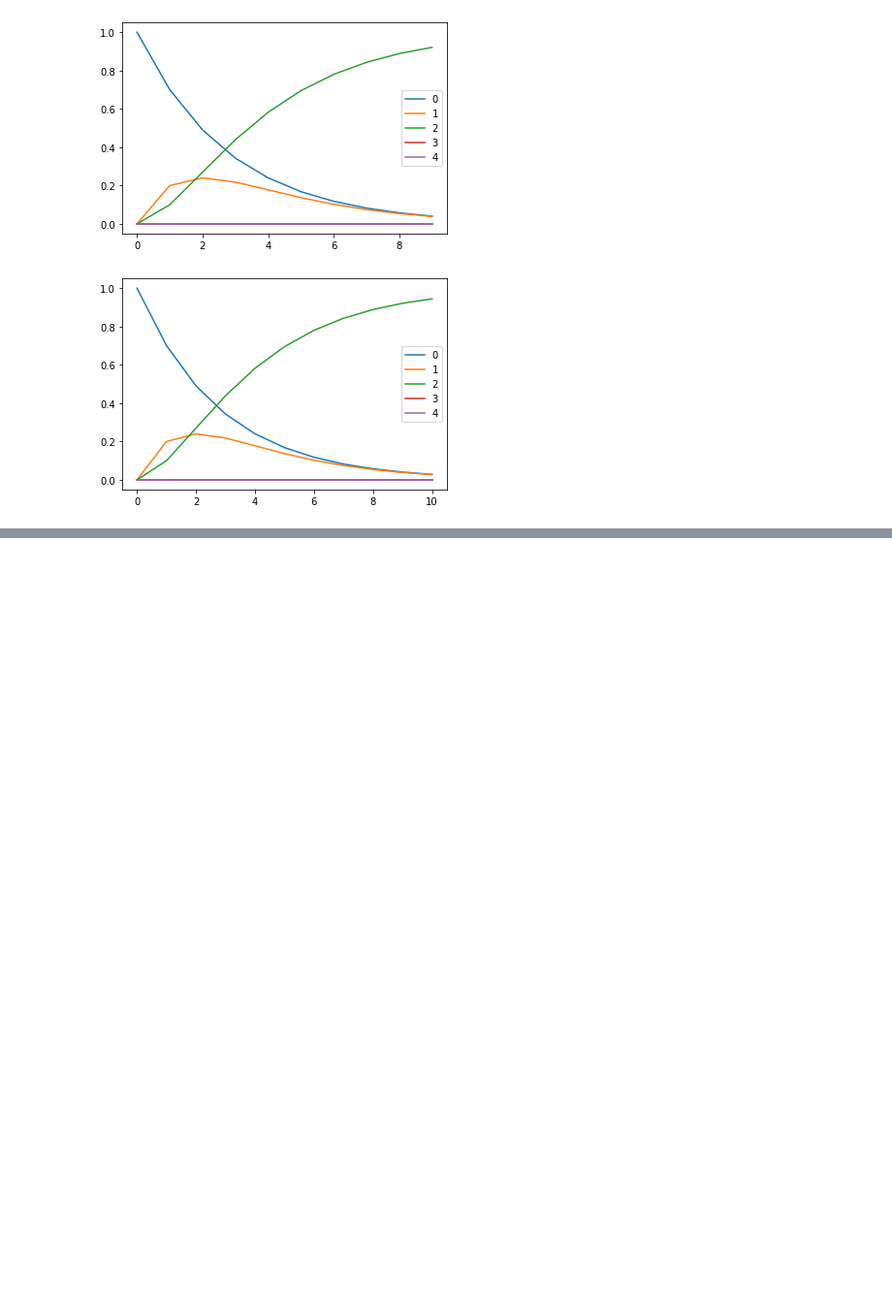
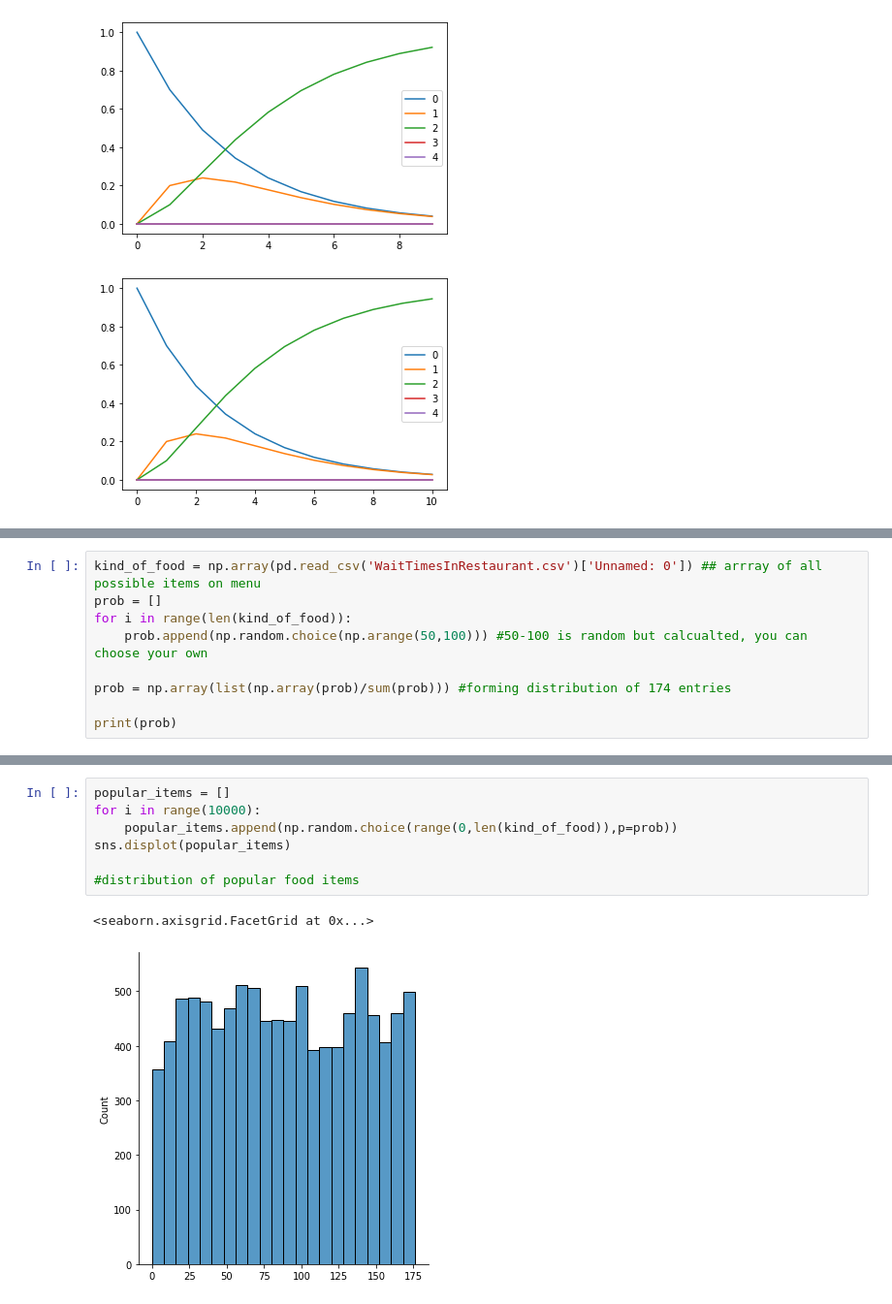
Before and after one commit to 16mnd/Stochastic_Processes, a Jupyter notebook: Sotchastic_Processes.ipynb, the cells around one changed output, grey strips where cells are left out. Shown at 97% size. Drawn from its saved outputs; the diff is of its cells as text; blank space fills up the shorter version.

```diff
--- a/Sotchastic_Processes.ipynb
+++ b/Sotchastic_Processes.ipynb
@@ -216,0 +288,9 @@ The Markov Chain has 1 absorbing state (index):
+# %%
+kind_of_food = np.array(pd.read_csv('WaitTimesInRestaurant.csv')['Unnamed: 0']) ## arrray of all possible items on menu
+prob = []
+for i in range(len(kind_of_food)):
+    prob.append(np.random.choice(np.arange(50,100))) #50-100 is random but calcualted, you can choose your own
+
+prob = np.array(list(np.array(prob)/sum(prob))) #forming distribution of 174 entries
+
+print(prob)
@@ -216,0 +315,10 @@ The Markov Chain has 1 absorbing state (index):
+# %%
+popular_items = []
+for i in range(10000):
+    popular_items.append(np.random.choice(range(0,len(kind_of_food)),p=prob))
+sns.displot(popular_items)
+
+#distribution of popular food items
+# %% [output]
+<seaborn.axisgrid.FacetGrid at 0x...>
+[figure, added]
```
Also changed, not shown: parts of 22 cells of this notebook, 2 other files.
